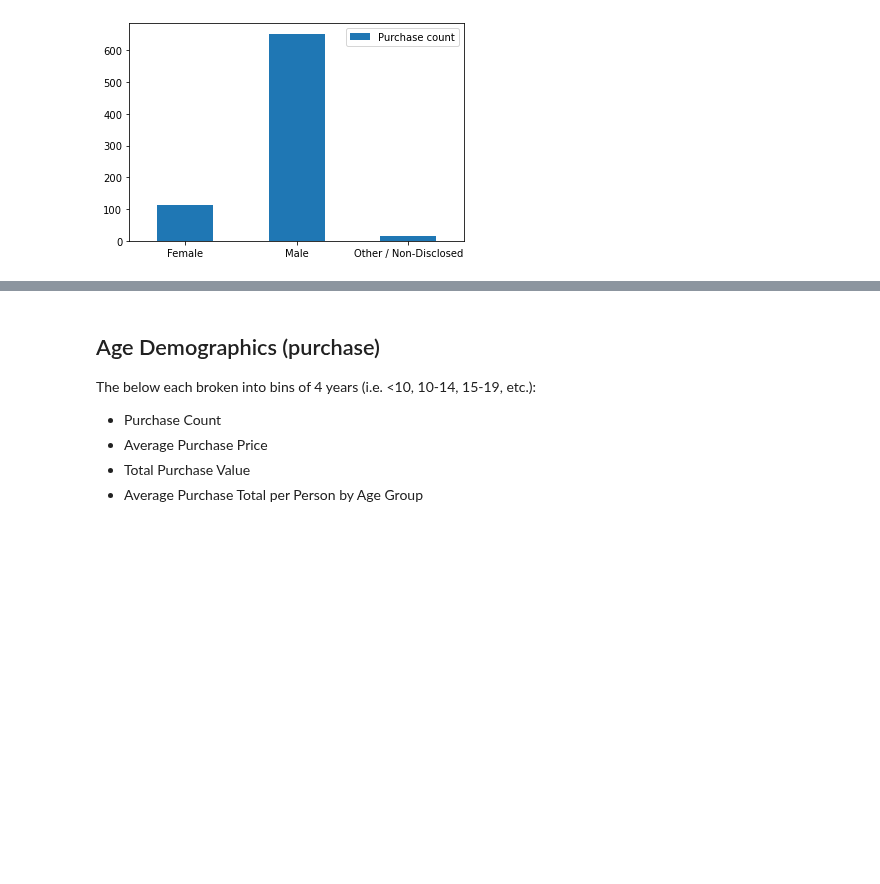
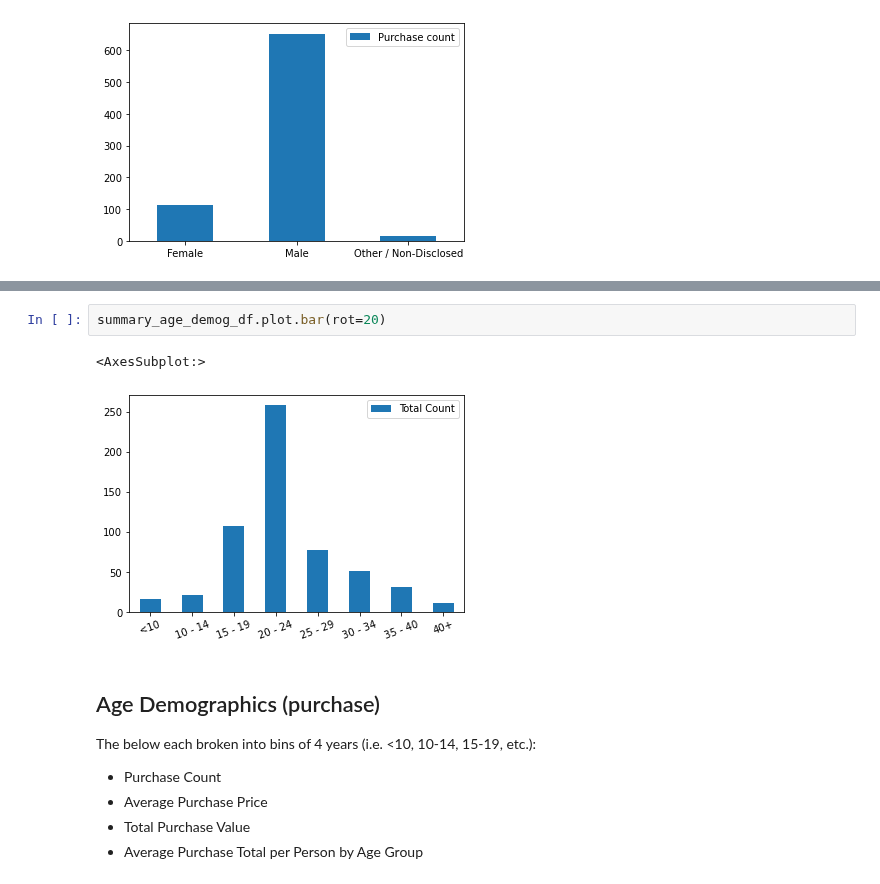
Before and after one commit to lanakimova/HeroesofPymoli_Analysis, a Jupyter notebook: HeroesOfPymoli/HeroesOfPymoli_Jupiter_notebook.ipynb, the cells around one changed output, grey strips where cells are left out. Saved outputs shown, nothing was run; the diff lists cells and outputs as text; blank space fills up the shorter version.

Commit message:
refactoring (age demographic)

```diff
--- a/HeroesOfPymoli/HeroesOfPymoli_Jupiter_notebook.ipynb
+++ b/HeroesOfPymoli/HeroesOfPymoli_Jupiter_notebook.ipynb
@@ -271,3 +280,8 @@ summary_age_demog_df
+# %%
+summary_age_demog_df.plot.bar(rot=20)
+# %% [output]
+<AxesSubplot:>
+[figure, added]
 # %% [markdown]
 ## Age Demographics (purchase)
 
```
Also changed, not shown: parts of 11 cells of this notebook.
